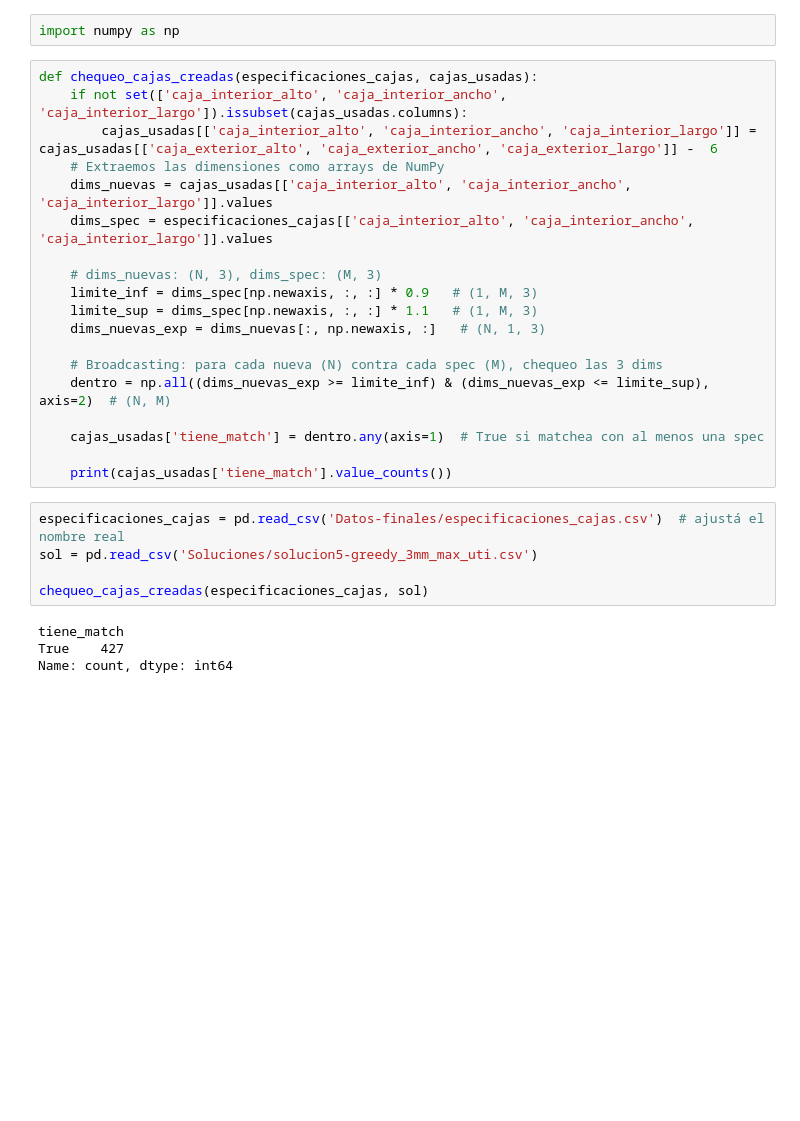
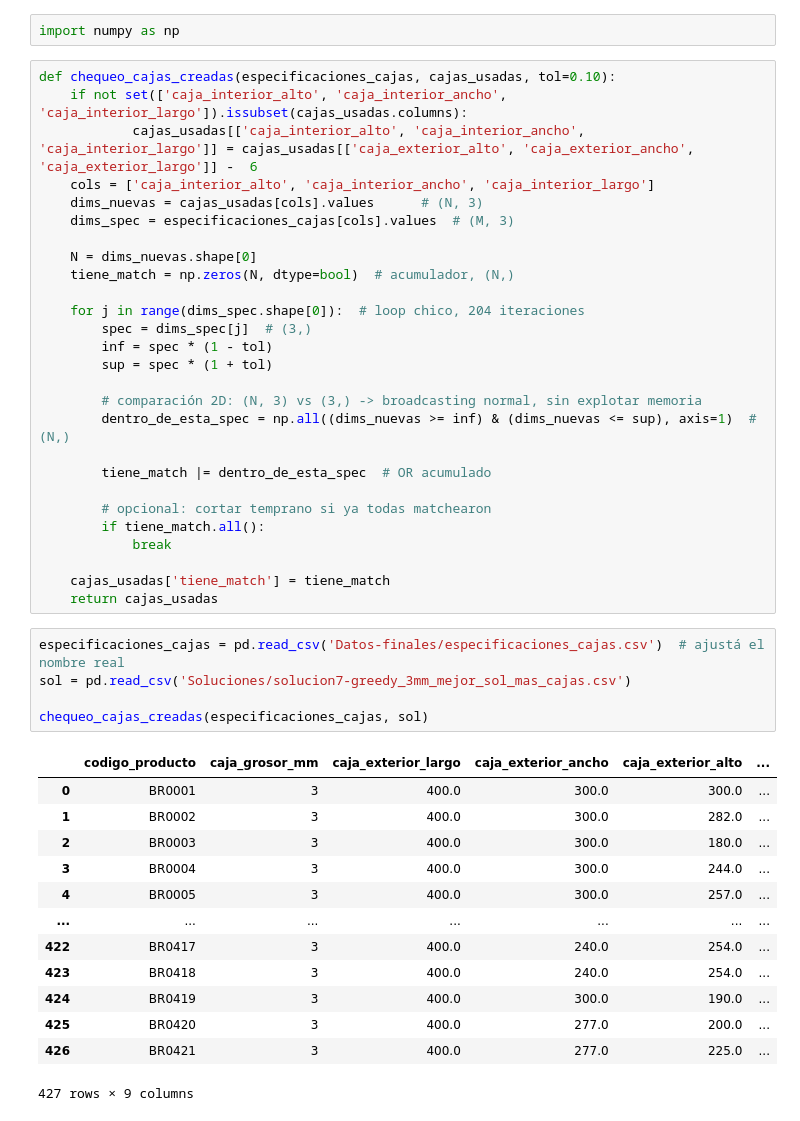
Before and after one commit to demianelnecave/AlixPartners-Competencia-Datos, a Jupyter notebook: 5.factibilidad.ipynb, the cells around one changed output. Saved outputs shown, nothing was run; the diff lists cells and outputs as text; blank space fills up the shorter version.

Commit message:
busqueda local con relocate con mas cajas

```diff
--- a/5.factibilidad.ipynb
+++ b/5.factibilidad.ipynb
@@ -290,33 +290,51 @@ df_exportar.to_csv('Factibilidad/factibilidad_3mm.csv', index=False)
 # %%
 import numpy as np
 # %%
-def chequeo_cajas_creadas(especificaciones_cajas, cajas_usadas):
+def chequeo_cajas_creadas(especificaciones_cajas, cajas_usadas, tol=0.10):
     if not set(['caja_interior_alto', 'caja_interior_ancho', 'caja_interior_largo']).issubset(cajas_usadas.columns):
-        cajas_usadas[['caja_interior_alto', 'caja_interior_ancho', 'caja_interior_largo']] = cajas_usadas[['caja_exterior_alto', 'caja_exterior_ancho', 'caja_exterior_largo']] -  6
-    # Extraemos las dimensiones como arrays de NumPy
-    dims_nuevas = cajas_usadas[['caja_interior_alto', 'caja_interior_ancho', 'caja_interior_largo']].values
-    dims_spec = especificaciones_cajas[['caja_interior_alto', 'caja_interior_ancho', 'caja_interior_largo']].values
+            cajas_usadas[['caja_interior_alto', 'caja_interior_ancho', 'caja_interior_largo']] = cajas_usadas[['caja_exterior_alto', 'caja_exterior_ancho', 'caja_exterior_largo']] -  6
+    cols = ['caja_interior_alto', 'caja_interior_ancho', 'caja_interior_largo']
+    dims_nuevas = cajas_usadas[cols].values      # (N, 3)
+    dims_spec = especificaciones_cajas[cols].values  # (M, 3)
 
-    # dims_nuevas: (N, 3), dims_spec: (M, 3)
-    limite_inf = dims_spec[np.newaxis, :, :] * 0.9   # (1, M, 3)
-    limite_sup = dims_spec[np.newaxis, :, :] * 1.1   # (1, M, 3)
-    dims_nuevas_exp = dims_nuevas[:, np.newaxis, :]   # (N, 1, 3)
+    N = dims_nuevas.shape[0]
+    tiene_match = np.zeros(N, dtype=bool)  # acumulador, (N,)
 
-    # Broadcasting: para cada nueva (N) contra cada spec (M), chequeo las 3 dims
-    dentro = np.all((dims_nuevas_exp >= limite_inf) & (dims_nuevas_exp <= limite_sup), axis=2)  # (N, M)
+    for j in range(dims_spec.shape[0]):  # loop chico, 204 iteraciones
+        spec = dims_spec[j]  # (3,)
+        inf = spec * (1 - tol)
+        sup = spec * (1 + tol)
 
-    cajas_usadas['tiene_match'] = dentro.any(axis=1)  # True si matchea con al menos una spec
+        # comparación 2D: (N, 3) vs (3,) -> broadcasting normal, sin explotar memoria
+        dentro_de_esta_spec = np.all((dims_nuevas >= inf) & (dims_nuevas <= sup), axis=1)  # (N,)
 
-    print(cajas_usadas['tiene_match'].value_counts())
+        tiene_match |= dentro_de_esta_spec  # OR acumulado
+
+        # opcional: cortar temprano si ya todas matchearon
+        if tiene_match.all():
+            break
+
+    cajas_usadas['tiene_match'] = tiene_match
+    return cajas_usadas
 # %%
 especificaciones_cajas = pd.read_csv('Datos-finales/especificaciones_cajas.csv')  # ajustá el nombre real
-sol = pd.read_csv('Soluciones/solucion5-greedy_3mm_max_uti.csv')
+sol = pd.read_csv('Soluciones/solucion7-greedy_3mm_mejor_sol_mas_cajas.csv')
 
 chequeo_cajas_creadas(especificaciones_cajas, sol)
 # %% [output]
+|  | codigo_producto | caja_grosor_mm | caja_exterior_largo | caja_exterior_ancho | caja_exterior_alto | ... |
+| 0 | BR0001 | 3 | 400.0 | 300.0 | 300.0 | ... |
+| 1 | BR0002 | 3 | 400.0 | 300.0 | 282.0 | ... |
+| 2 | BR0003 | 3 | 400.0 | 300.0 | 180.0 | ... |
+| 3 | BR0004 | 3 | 400.0 | 300.0 | 244.0 | ... |
+| 4 | BR0005 | 3 | 400.0 | 300.0 | 257.0 | ... |
+| ... | ... | ... | ... | ... | ... | ... |
+| 422 | BR0417 | 3 | 400.0 | 240.0 | 254.0 | ... |
+| 423 | BR0418 | 3 | 400.0 | 240.0 | 254.0 | ... |
+| 424 | BR0419 | 3 | 400.0 | 300.0 | 190.0 | ... |
+| 425 | BR0420 | 3 | 400.0 | 277.0 | 200.0 | ... |
+| 426 | BR0421 | 3 | 400.0 | 277.0 | 225.0 | ... |
-tiene_match
-True    427
-Name: count, dtype: int64
+427 rows × 9 columns
 # %%
 cajas_nuevas = pd.read_csv('4r.cajas_nuevas.csv')
 chequeo_cajas_creadas(especificaciones_cajas, cajas_nuevas)
```
Also changed, not shown: parts of 8 cells of this notebook, 10 other files.
